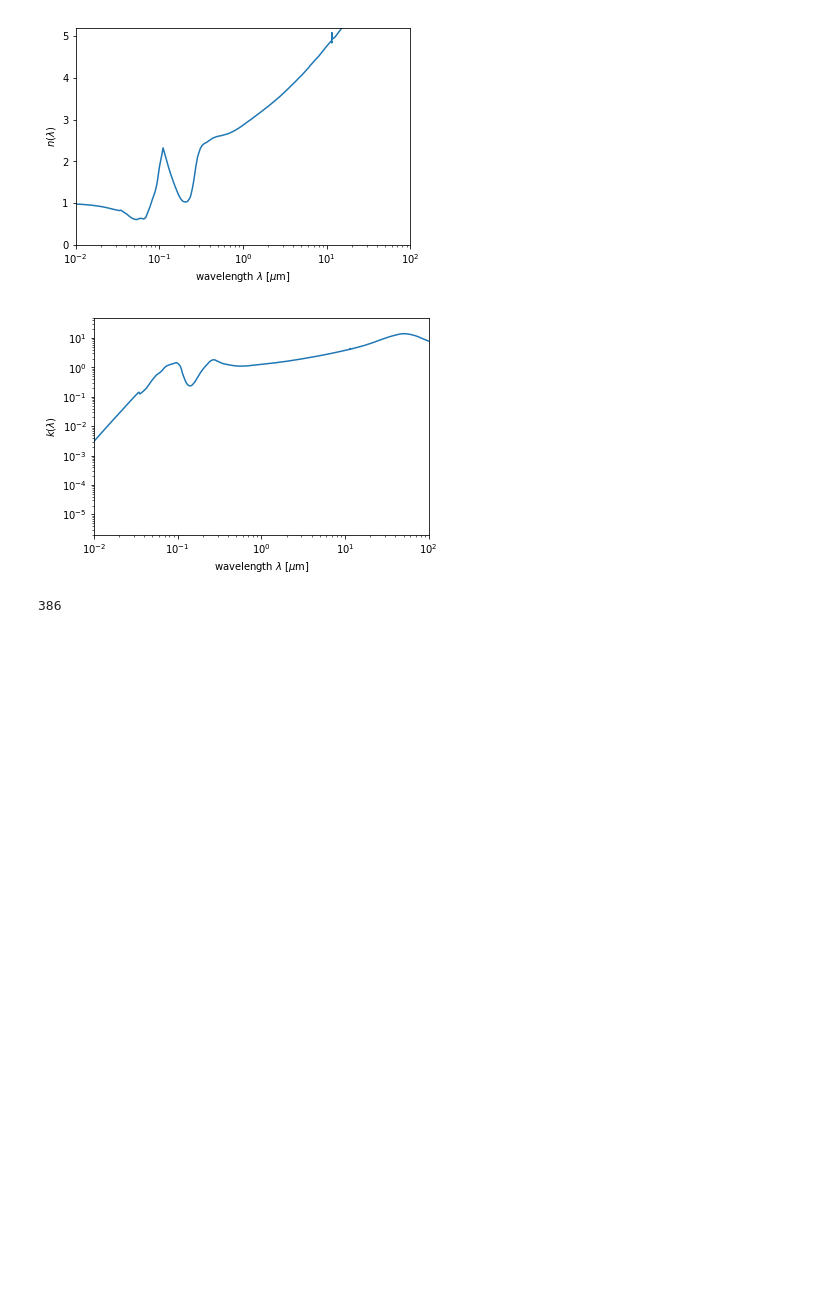
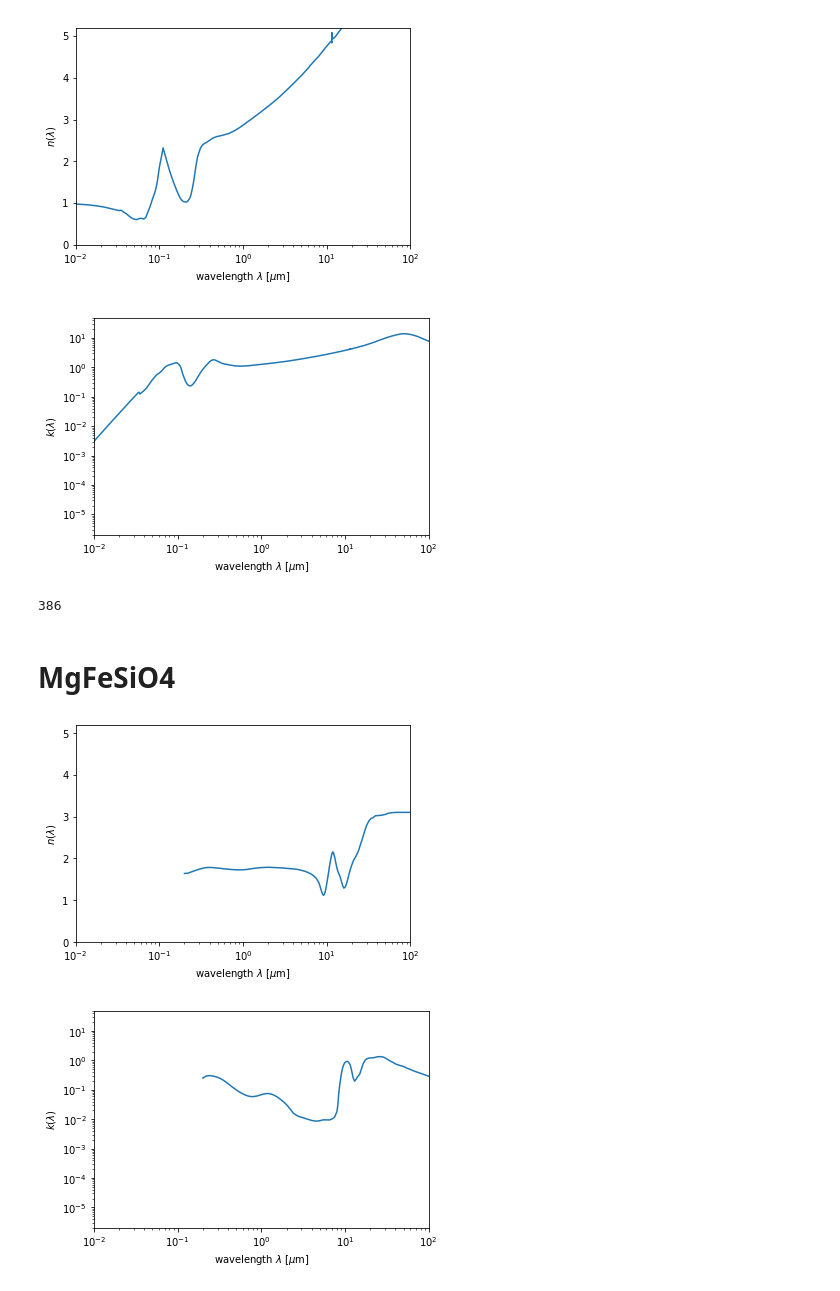
Before and after one commit to ImperialCollegeLondon/Dusty_Tails, a Jupyter notebook: opacs_jankovic/calc_dust_opac/format_opt_const.ipynb, the cells around one changed output. Saved outputs shown, nothing was run; the diff lists cells and outputs as text; code cells hidden in the pictures; blank space fills up the shorter version.

```diff
--- a/opacs_jankovic/calc_dust_opac/format_opt_const.ipynb
+++ b/opacs_jankovic/calc_dust_opac/format_opt_const.ipynb
@@ -368,3 +404,20 @@ print(len(w))
 [figure]
 [figure]
 386
+# %% [markdown]
+# MgFeSiO4
+# %%
+direct = 'MgFeSiO4_D95'
+
+file = 'MgFeSiO4_amorph_glass.dat'
+data = np.loadtxt(direct+'/'+file, skiprows=3)
+w = data[:,0]
+n = data[:,1]
+k = data[:,2]
+# %%
+plot(w,n,k)
+output = np.transpose(np.array([w,n,k]))
+np.savetxt(direct+'/opt_const.dat', output)
+# %% [output]
+[figure, added]
+[figure, added]
```
Also changed, not shown: parts of 3 cells of this notebook, 8 other files.
